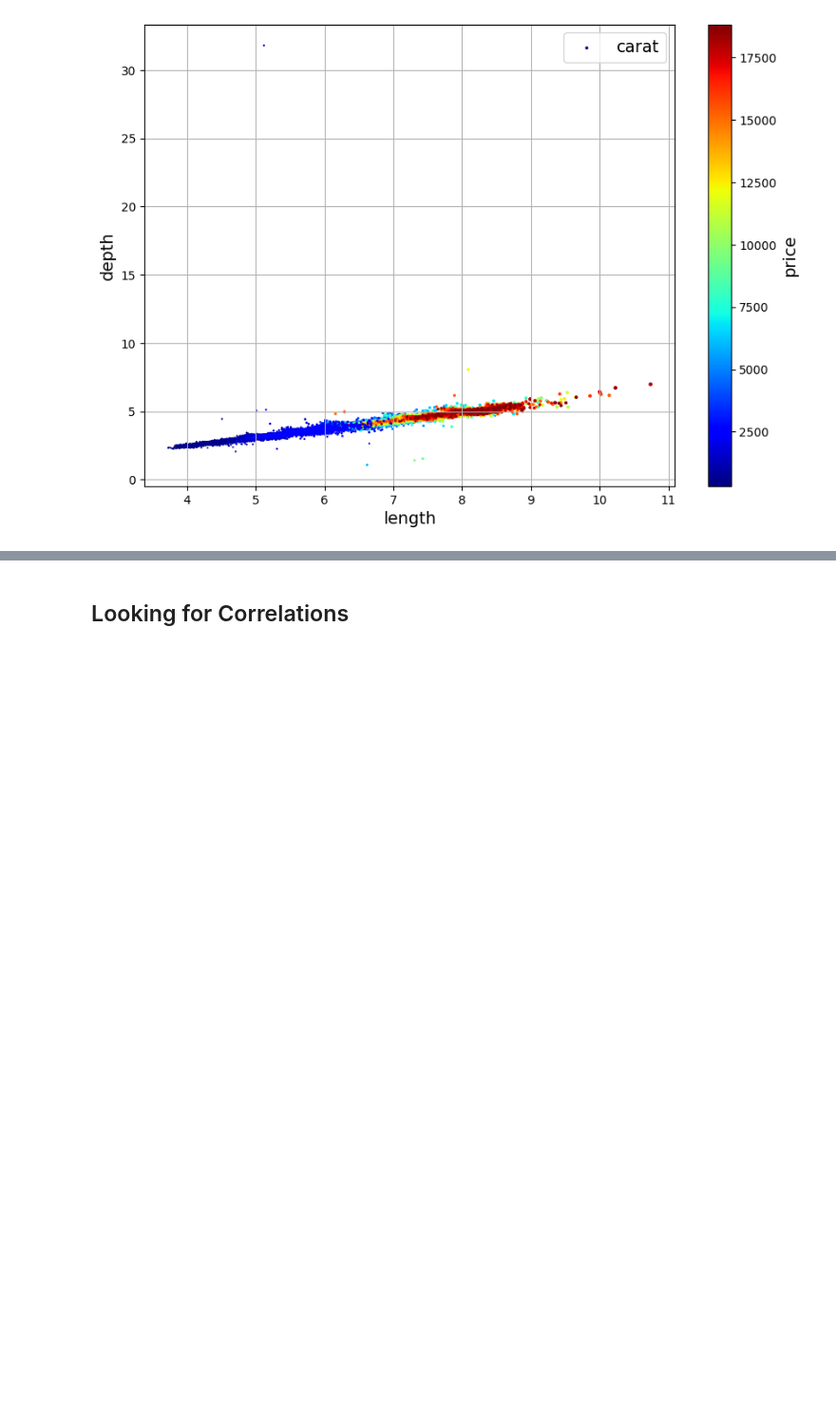
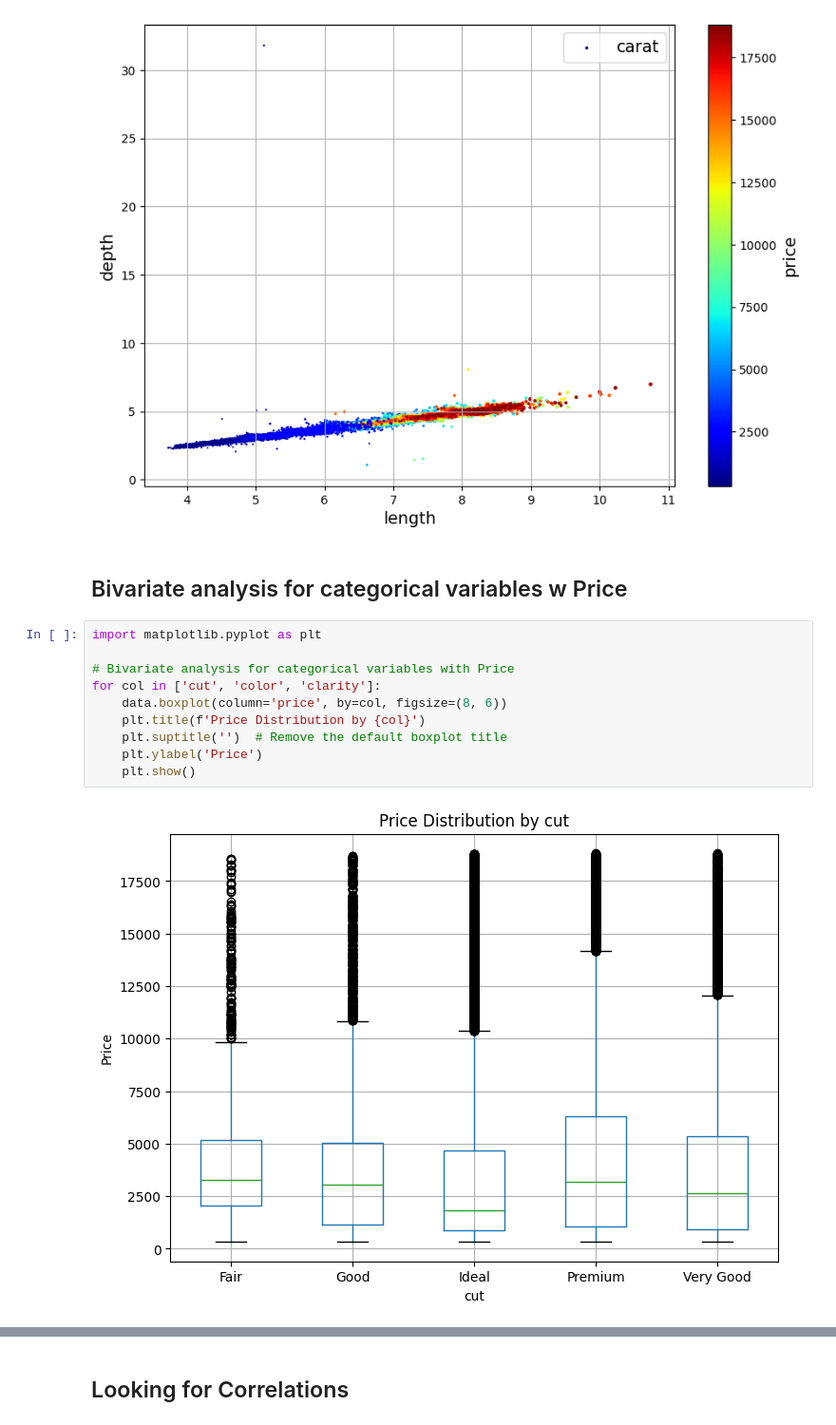
Before and after one commit to Yashsethi24/Regression-diamond-prices, a Jupyter notebook: End_to_End_ML_project.ipynb, the cells around one changed output, grey strips where cells are left out. Shown at 95% size. Drawn from its saved outputs; the diff is of its cells as text; blank space fills up the shorter version.

```diff
--- a/End_to_End_ML_project.ipynb
+++ b/End_to_End_ML_project.ipynb
@@ -236,3 +240,17 @@ data.plot(kind="scatter", x="length", y="depth", grid=True,
 plt.show()
 # %% [output]
 [figure]
+# %% [markdown]
+## Bivariate analysis for categorical variables w Price
+# %%
+import matplotlib.pyplot as plt
+
+# Bivariate analysis for categorical variables with Price
+for col in ['cut', 'color', 'clarity']:
+    data.boxplot(column='price', by=col, figsize=(8, 6))
+    plt.title(f'Price Distribution by {col}')
+    plt.suptitle('')  # Remove the default boxplot title
+    plt.ylabel('Price')
+    plt.show()
+# %% [output]
+[figure, added]
```
Also changed, not shown: parts of 81 cells of this notebook.
